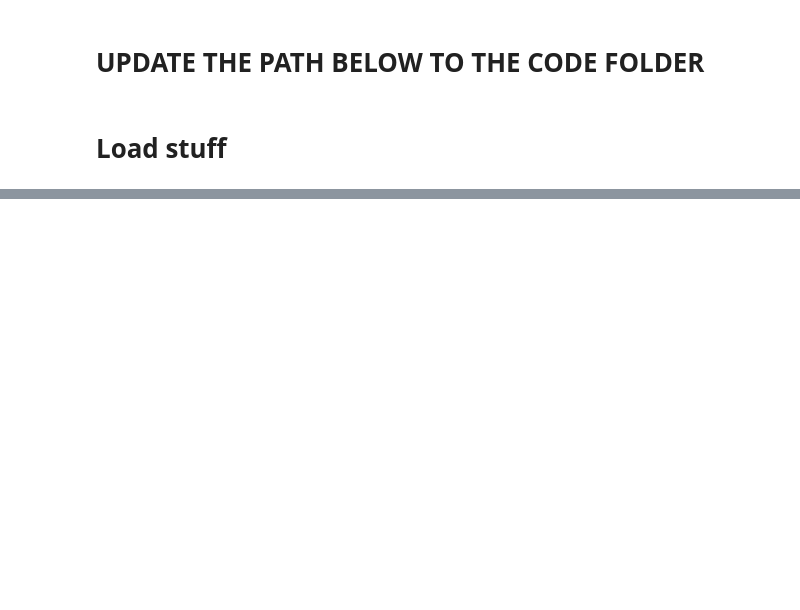
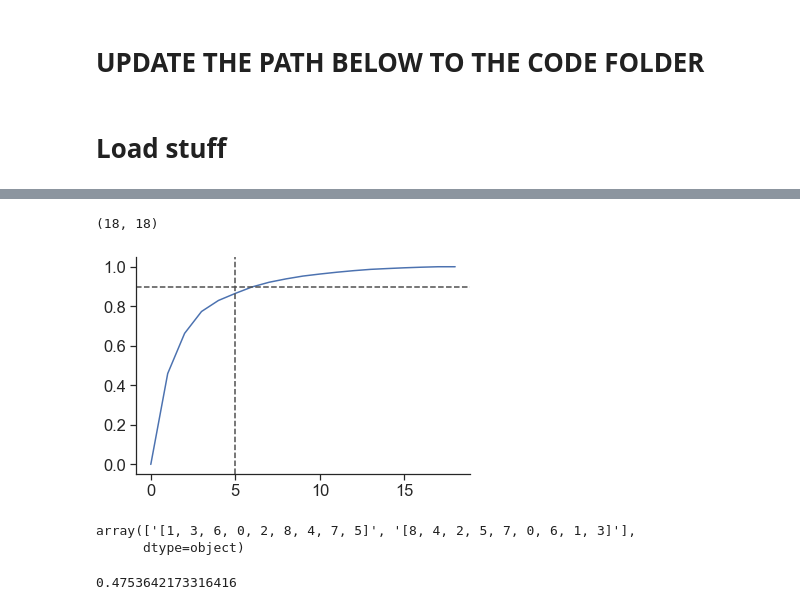
Before and after one commit to yves-weissenberger/ll_ephys, a Jupyter notebook: ephys_notebooks/task_firing_retreat.ipynb, the cells around one changed output, grey strips where cells are left out. Cells and saved outputs as stored; diff of their text form; code cells hidden in the pictures; blank space fills up the shorter version.

```diff
--- a/ephys_notebooks/task_firing_retreat.ipynb
+++ b/ephys_notebooks/task_firing_retreat.ipynb
@@ -145,0 +193,22 @@ The iterable function was deprecated in Matplotlib 3.1 and will be removed in 3.
+# %%
+V.shape
+# %% [output]
+(18, 18)
+# %%
+out = pca.fit_transform(np.hstack([firing_rate_maps[:,:,0],firing_rate_maps[:,:,1]]).T)
+# %%
+plt.plot(np.concatenate([[0],np.cumsum(pca.explained_variance_ratio_)]))
+plt.axhline(y=.9,color='.3',linestyle='--')
+plt.axvline(x=5,color='.3',linestyle='--')
+seaborn.despine()
+# %% [output]
+[figure, added]
+# %%
+np.unique(task_event_df['current_sequence'])
+# %% [output]
+array(['[1, 3, 6, 0, 2, 8, 4, 7, 5]', '[8, 4, 2, 5, 7, 0, 6, 1, 3]'],
+      dtype=object)
+# %%
+np.max(resps_state_g1[5])
+# %% [output]
+0.4753642173316416
```
Also changed, not shown: parts of 13 cells of this notebook, 17 other files.
